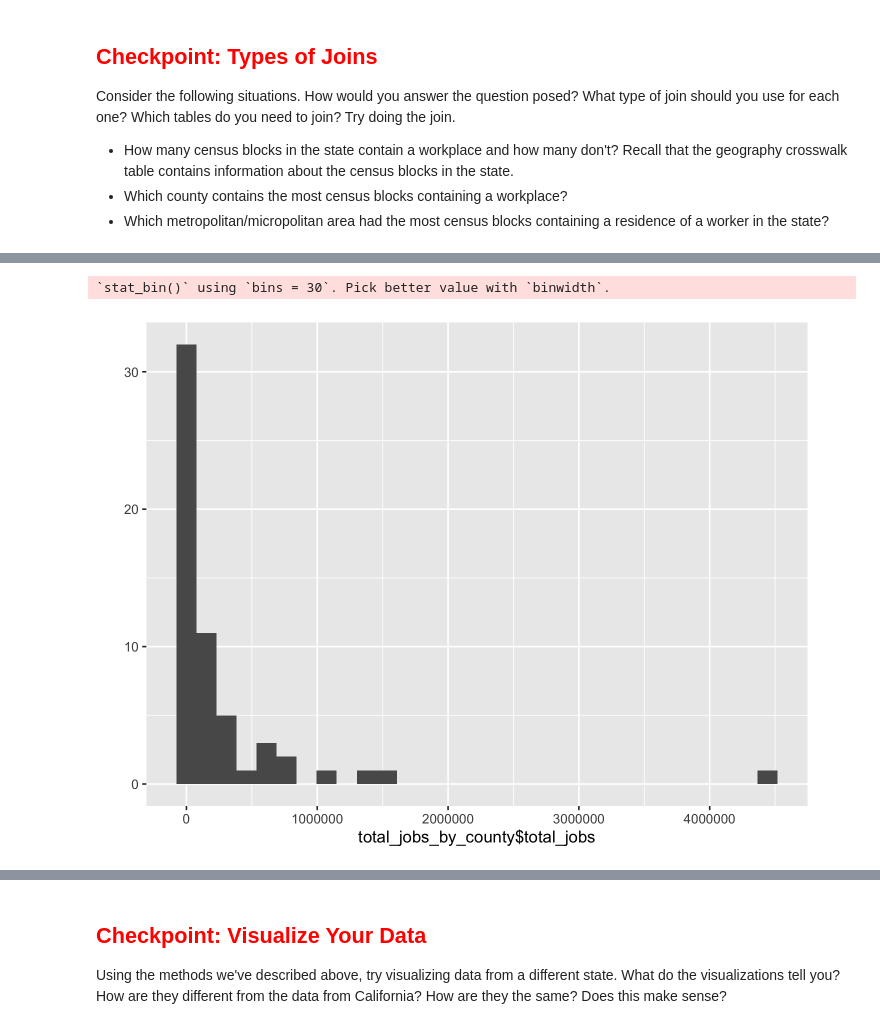
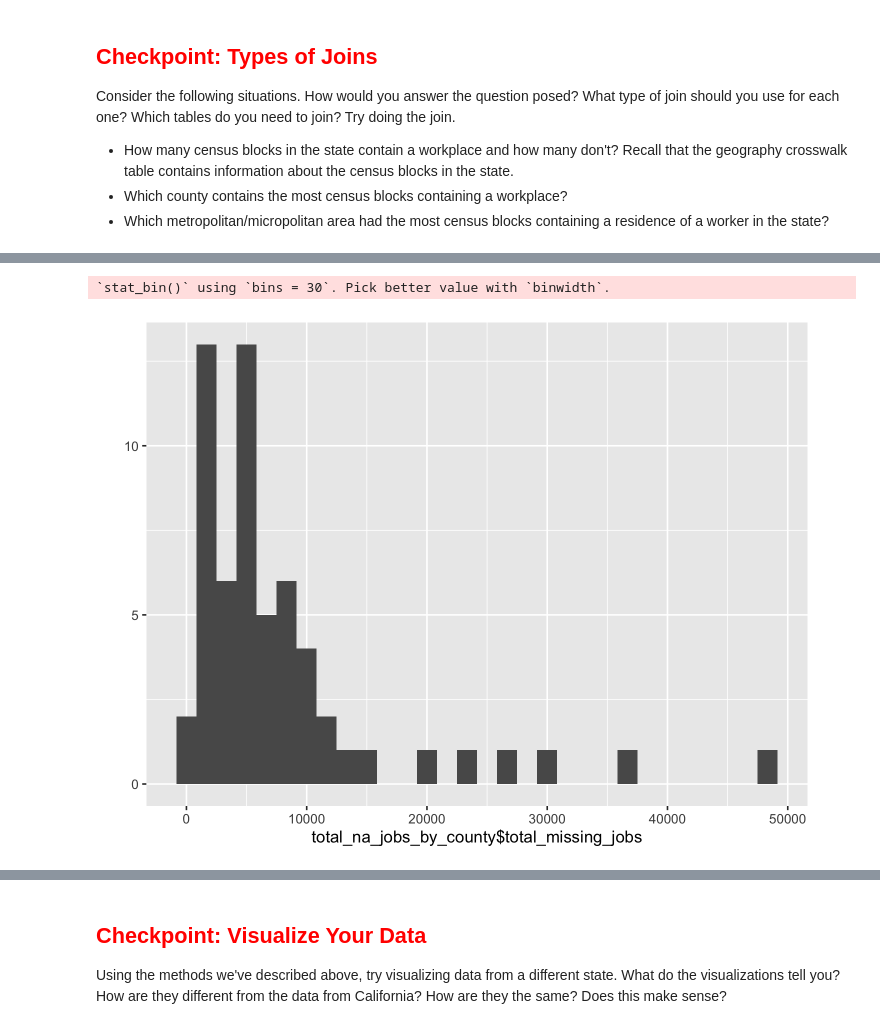
Before and after one commit to Jedelmann90/ada-intro-r, a Jupyter notebook: new R-2.ipynb, the cells around one changed output, grey strips where cells are left out. Saved outputs shown, nothing was run; the diff lists cells and outputs as text; code cells hidden in the pictures.

```diff
--- a/new R-2.ipynb
+++ b/new R-2.ipynb
@@ -125,3 +226,7 @@ To do this `JOIN`, we can use the `LEFT JOIN` statement as demonstrated above.
 # %%
-df_left_join <- left_join(ca_wac_2015, ca_xwalk, by = c("w_geocode" = "tabblk2010"), keep = TRUE)  %>%
-    select (w_geocode, tabblk2010, C000, CA01, CA02, CA03, ctyname, cbsaname)
+df_left_join <- left_join(ca_xwalk, ca_wac_2015, by = c("tabblk2010" = "w_geocode"), keep = TRUE)  %>%
+    select (w_geocode, tabblk2010, C000, CA01, CA02, CA03, ctyname, cbsaname) #%>% drop_na()
+
+
+
+head(df_left_join)
@@ -159,0 +293,10 @@ Try joining the Residence Area Characteristics table with the Crosswalk table in
+# %%
+total_na_jobs_by_county <- df_left_join %>%
+    group_by(ctyname) %>%
+    summarize(
+        total_missing_jobs = sum(is.na(C000))
+    ) %>%
+    ungroup() %>%
+    arrange(desc(total_missing_jobs))
+
+total_na_jobs_by_county
@@ -230,5 +403,5 @@ Consider the following situations. How would you answer the question posed? What
 # %%
-qplot(total_jobs_by_county$total_jobs)
+qplot(total_na_jobs_by_county$total_missing_jobs)
 # %% [output]
 `stat_bin()` using `bins = 30`. Pick better value with `binwidth`.
-[figure, old version]
+[figure, new version]
```
Also changed, not shown: parts of 40 cells of this notebook.
